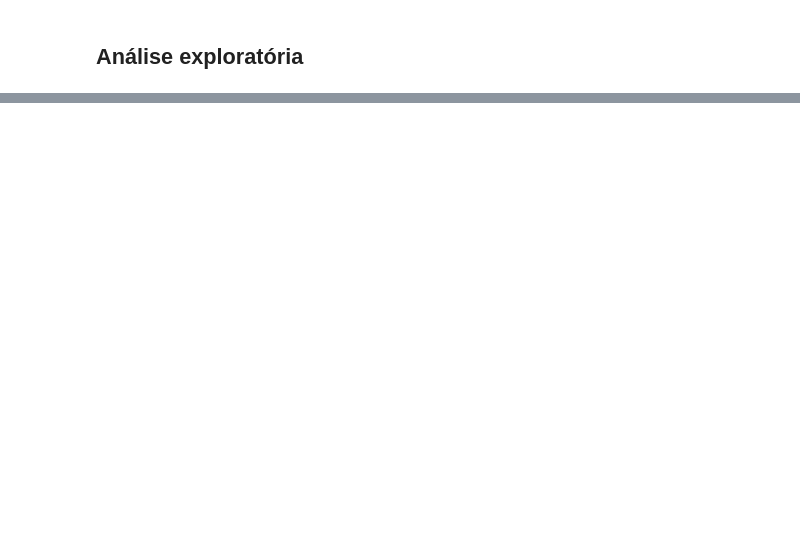
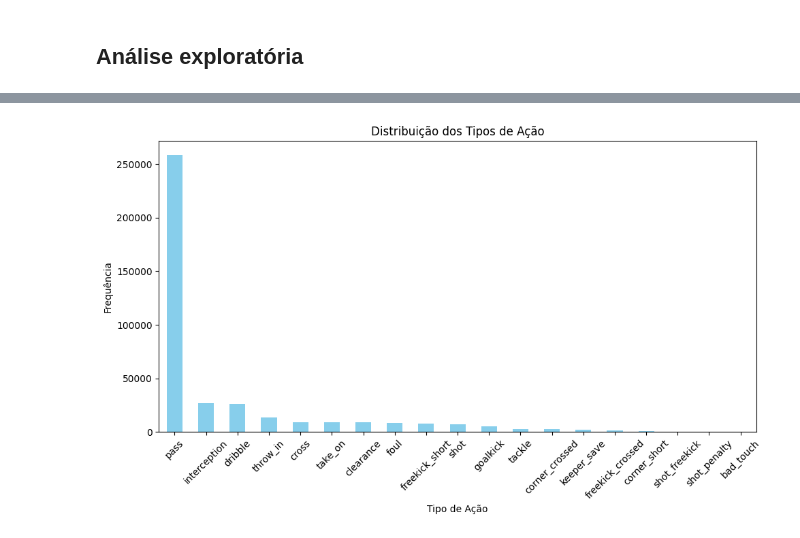
Before and after one commit to vinisilvag/cdaf-projeto, a Jupyter notebook: main.ipynb, the cells around one changed output, grey strips where cells are left out. Cells and saved outputs as stored; diff of their text form; code cells hidden in the pictures; blank space fills up the shorter version.

```diff
--- a/main.ipynb
+++ b/main.ipynb
@@ -165,0 +516,4 @@ NameError: name 'spadl' is not defined
+# %%
+plot_action_counts(spadl['Germany']['type_name'].value_counts())
+# %% [output]
+[figure, added]
```
Also changed, not shown: parts of 74 cells of this notebook, 1 other file.
